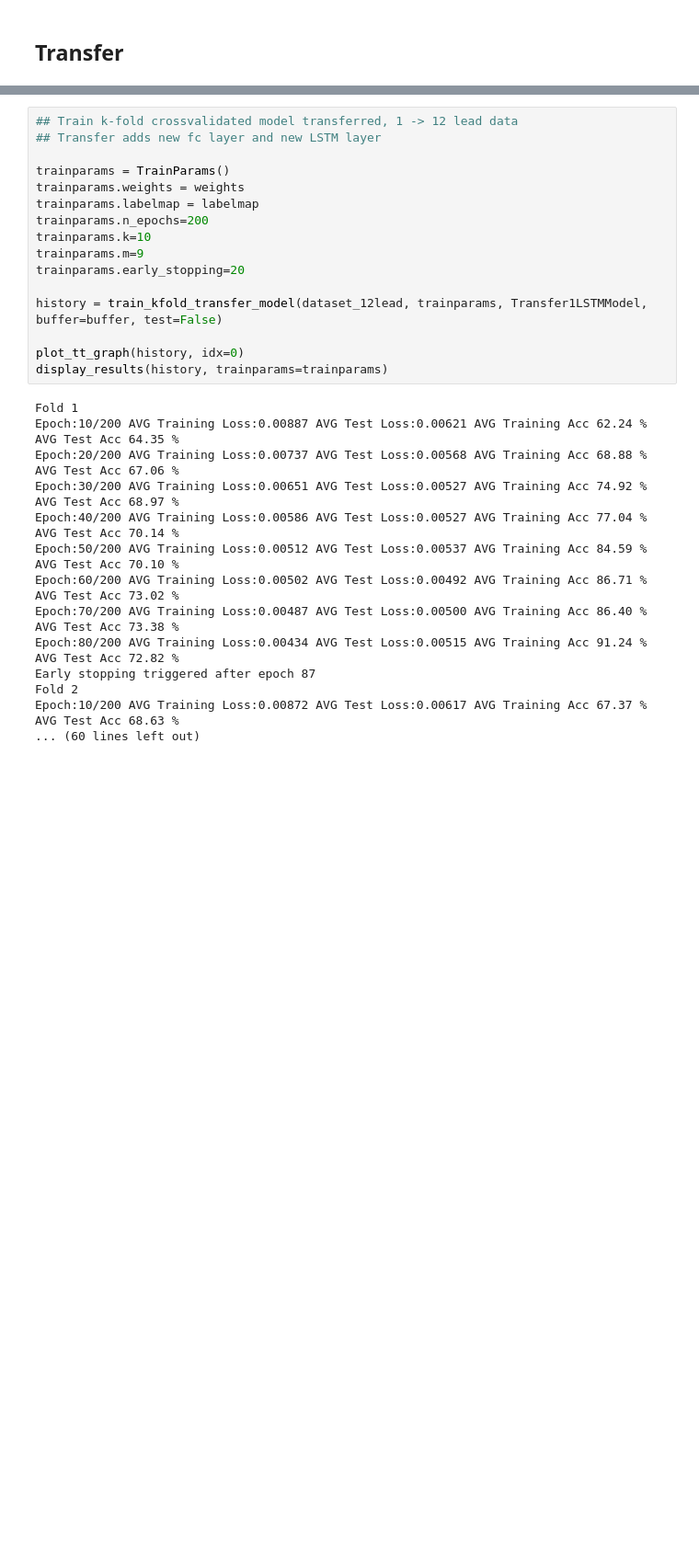
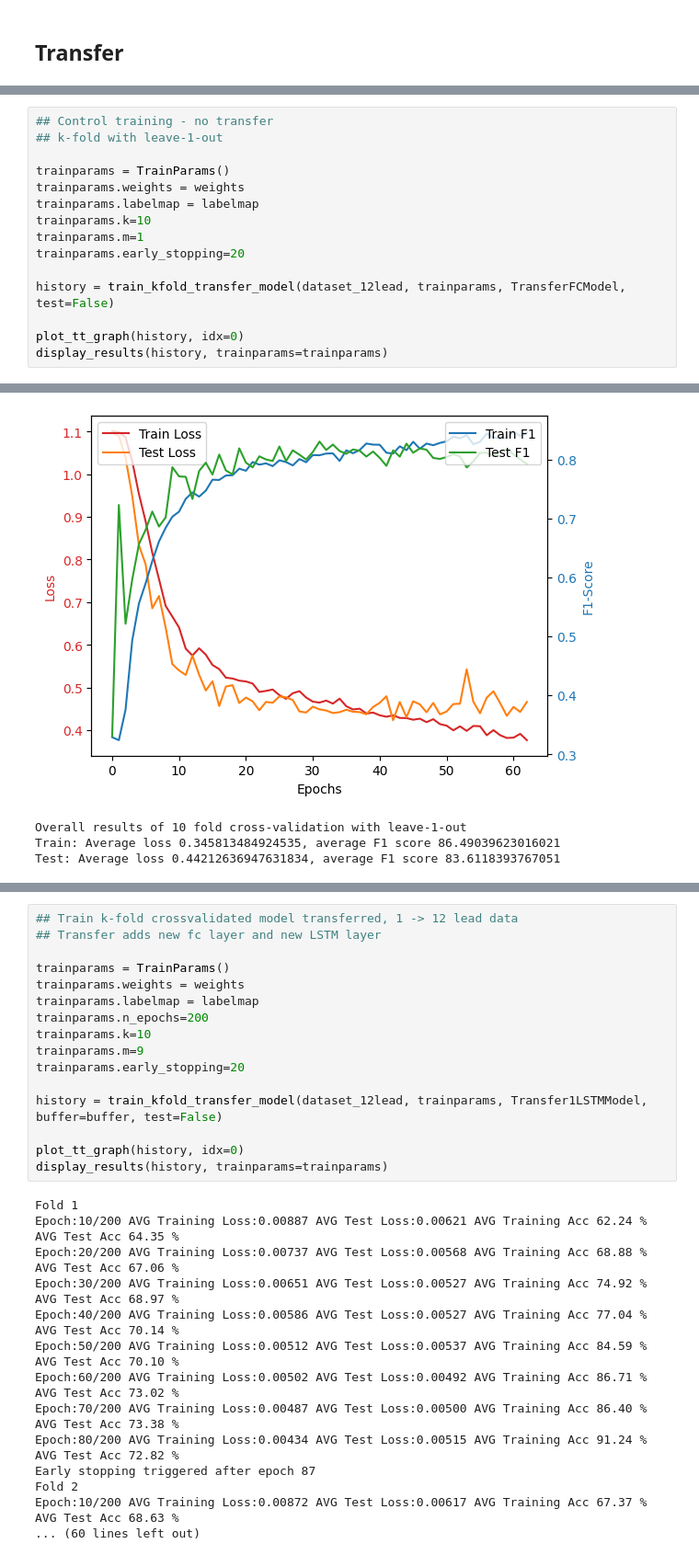
Before and after one commit to MattyAB/ecg_transfer, a Jupyter notebook: ecg.ipynb, the cells around one changed output, grey strips where cells are left out. Shown at 92% size. Saved outputs shown, nothing was run; the diff lists cells and outputs as text; blank space fills up the shorter version.

```diff
--- a/ecg.ipynb
+++ b/ecg.ipynb
@@ -180,0 +204,16 @@ Test: Average loss 0.006476692680809093, average accuracy 68.27073267481256
+# %%
+## Control training - no transfer
+## k-fold with leave-1-out
+
+trainparams = TrainParams()
+trainparams.weights = weights
+trainparams.labelmap = labelmap
+trainparams.k=10
+trainparams.m=1
+trainparams.early_stopping=20
+
+history = train_kfold_transfer_model(dataset_12lead, trainparams, TransferFCModel, test=False)
+
+plot_tt_graph(history, idx=0)
+display_results(history, trainparams=trainparams)
+# %% [output]
@@ -181,3 +237,7 @@ Test: Average loss 0.006476692680809093, average accuracy 68.27073267481256
+[figure, added]
+Overall results of 10 fold cross-validation with leave-1-out
+Train: Average loss 0.345813484924535, average F1 score 86.49039623016021
+Test: Average loss 0.44212636947631834, average F1 score 83.6118393767051
 # %%
 ## Train 10-fold crossvalidated model transferred, 1 -> 12 lead data
 ## No inter-channel connections, pure vote model
```
Also changed, not shown: parts of 8 cells of this notebook, 3 other files.
